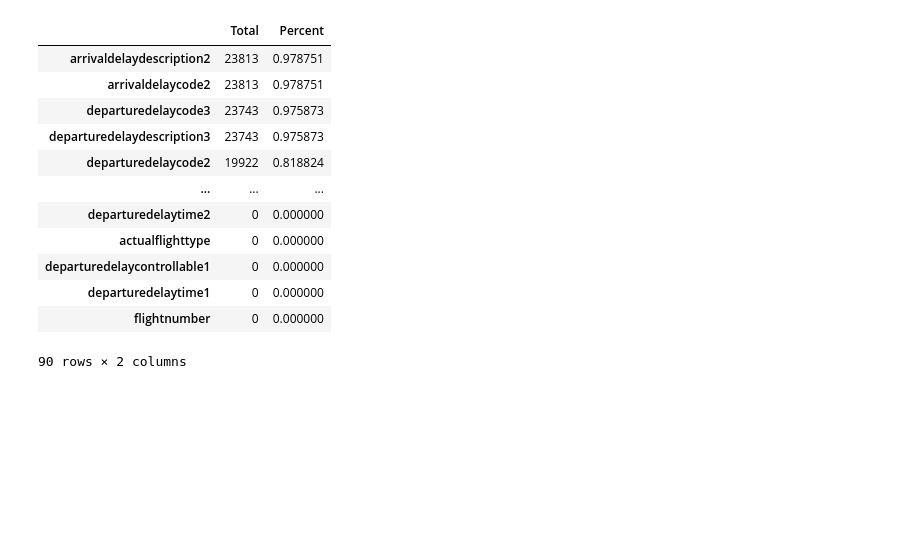
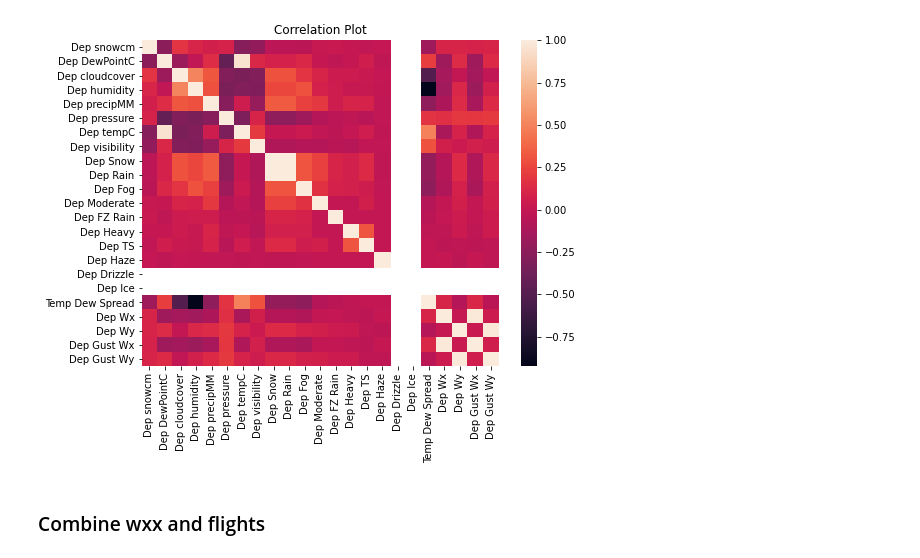
Before and after one commit to JesShea/Capstone-Project, a Jupyter notebook: Flight_EDA.ipynb, the cells around one changed output. Cells and saved outputs as stored; diff of their text form; code cells hidden in the pictures; blank space fills up the shorter version.

```diff
--- a/Flight_EDA.ipynb
+++ b/Flight_EDA.ipynb
@@ -134,0 +322,7 @@ cxl = fl_df[fl_df['actualflighttype'] == 'SCHD X']
+# %%
+df_corr = dep_wxx.corr()
+sns.heatmap(df_corr)
+plt.title('Correlation Plot')
+plt.show()
+# %% [output]
+[figure, added]
@@ -134,0 +331,2 @@ cxl = fl_df[fl_df['actualflighttype'] == 'SCHD X']
+# %% [markdown]
+### Combine wxx and flights
@@ -135,18 +335,2 @@ cxl = fl_df[fl_df['actualflighttype'] == 'SCHD X']
 # %%
 flights = fl_df[fl_df['actualflighttype'] == 'SCHD']
-# %%
-missing_vals(flights)
-# %% [output]
-|  | Total | Percent |
-| arrivaldelaydescription2 | 23813 | 0.978751 |
-| arrivaldelaycode2 | 23813 | 0.978751 |
-| departuredelaycode3 | 23743 | 0.975873 |
-| departuredelaydescription3 | 23743 | 0.975873 |
-| departuredelaycode2 | 19922 | 0.818824 |
-| ... | ... | ... |
-| departuredelaytime2 | 0 | 0.000000 |
-| actualflighttype | 0 | 0.000000 |
-| departuredelaycontrollable1 | 0 | 0.000000 |
-| departuredelaytime1 | 0 | 0.000000 |
-| flightnumber | 0 | 0.000000 |
-90 rows × 2 columns
```
Also changed, not shown: parts of 184 cells of this notebook.
